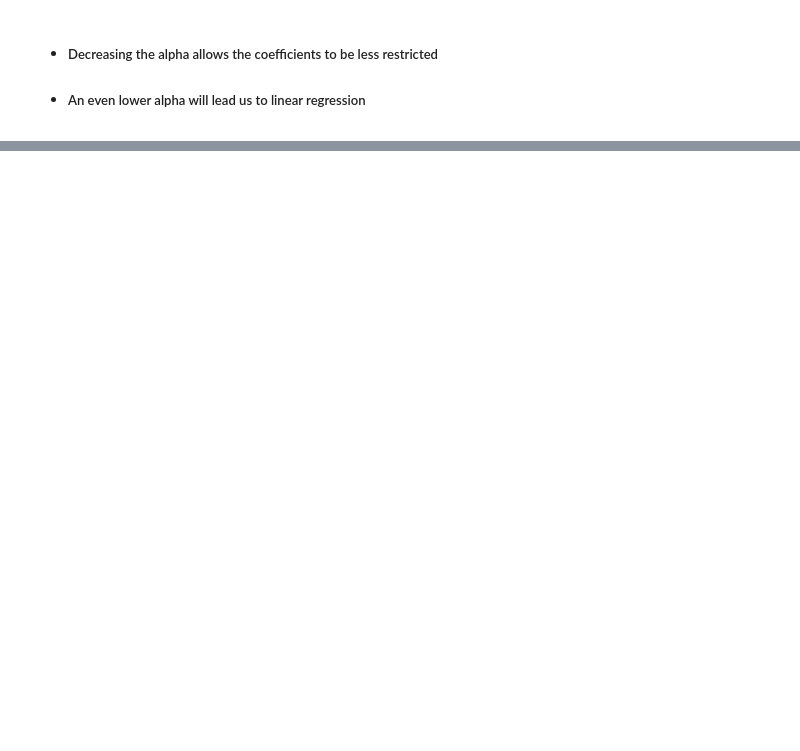
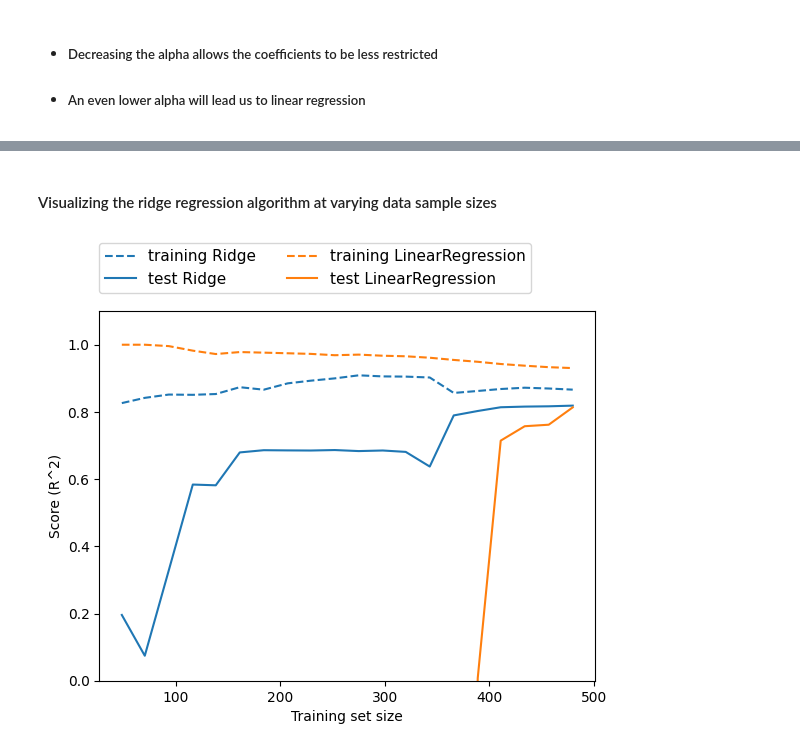
Before and after one commit to majiyaz2/data-science-notebooks, a Jupyter notebook: into-to-data-science/supervised_learning/linear_regression.ipynb, the cells around one changed output, grey strips where cells are left out. Saved outputs shown, nothing was run; the diff lists cells and outputs as text; code cells hidden in the pictures; blank space fills up the shorter version.

```diff
--- a/into-to-data-science/supervised_learning/linear_regression.ipynb
+++ b/into-to-data-science/supervised_learning/linear_regression.ipynb
@@ -194,0 +223,23 @@ array([0.41168494])
+# %% [markdown]
+#### Visualizing the ridge regression algorithm at varying data sample sizes
+# %%
+def plot_learning_curve(est, X, y):
+    training_set_size, train_scores, test_scores = learning_curve(est, X, y, train_sizes=np.linspace(.1, 1, 20), cv=KFold(20, shuffle=True, random_state=1))
+    estimator_name = est.__class__.__name__
+    line = plt.plot(training_set_size, train_scores.mean(axis=1), '--',
+                   label="training "+estimator_name)
+    plt.plot(training_set_size, test_scores.mean(axis=1), '-',
+                   label="test "+estimator_name, c=line[0].get_color())
+    plt.xlabel('Training set size')
+    plt.ylabel('Score (R^2)')
+    plt.ylim(0, 1.1)
+def plot_ridge_n_samples():
+    X, y = load_extended_boston()
+
+    plot_learning_curve(Ridge(alpha=1), X, y)
+    plot_learning_curve(LinearRegression(), X, y)
+    plt.legend(loc=(0, 1.05), ncol=2, fontsize=11)
+# %%
+plot_ridge_n_samples()
+# %% [output]
+[figure, added]
```
Also changed, not shown: parts of 35 cells of this notebook.
